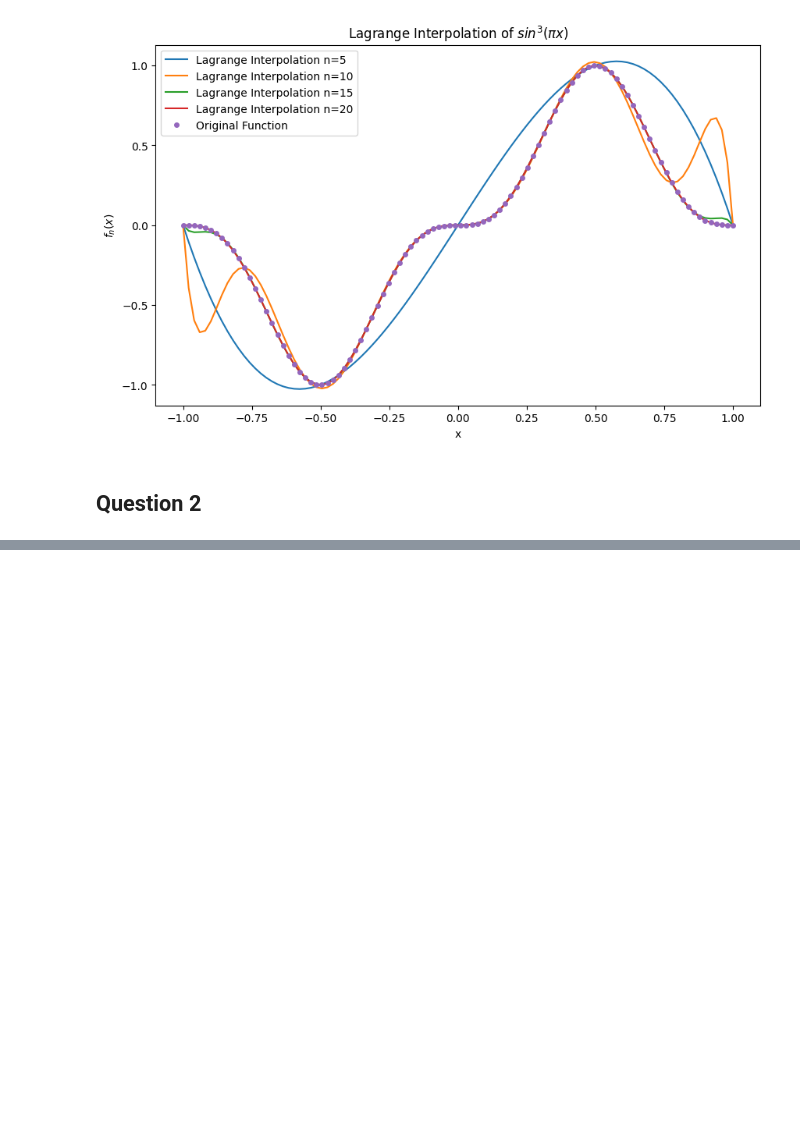
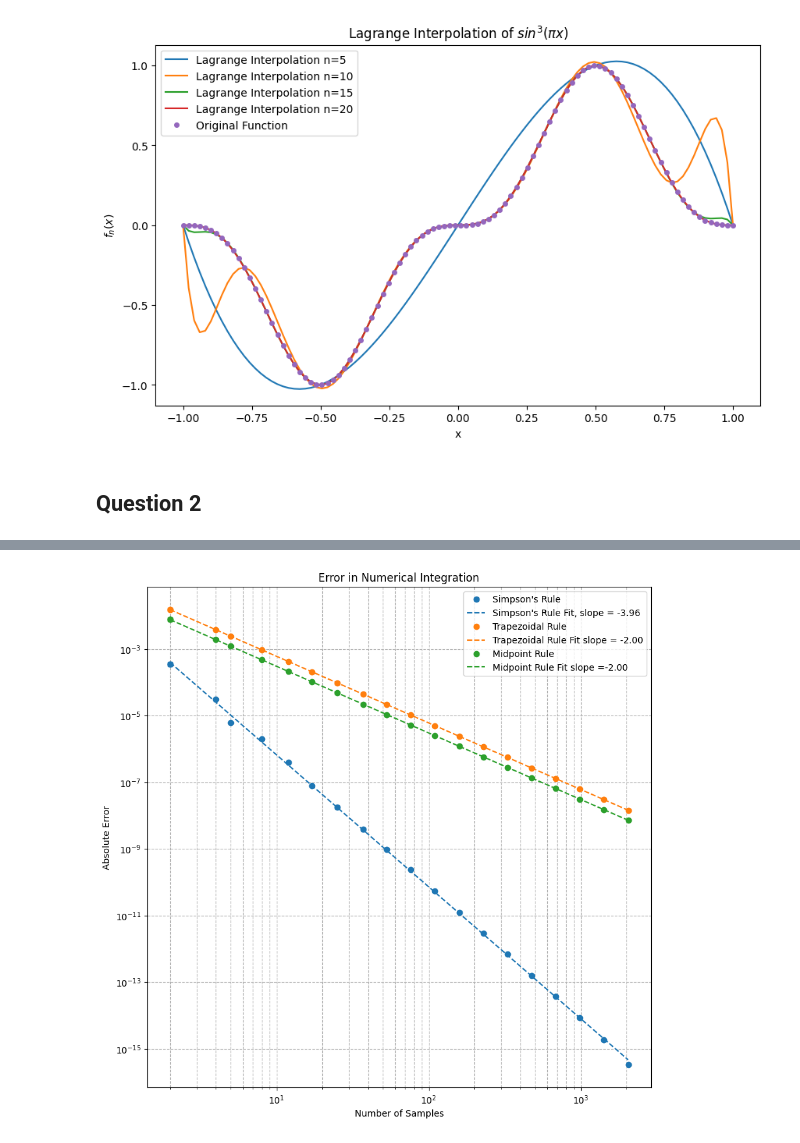
Before and after one commit to PrathamLalwani/MATH231, a Jupyter notebook: Assignment3/LalwaniPrathamAssignment3.ipynb, the cells around one changed output, grey strips where cells are left out. Cells and saved outputs as stored; diff of their text form; code cells hidden in the pictures; blank space fills up the shorter version.

```diff
--- a/Assignment3/LalwaniPrathamAssignment3.ipynb
+++ b/Assignment3/LalwaniPrathamAssignment3.ipynb
@@ -122,0 +140,14 @@ plt.show()
+# %%
+def trapezoidal_integral(f,a,b,n):
+    h = (b-a)/n
+    x = np.linspace(a,b,n+1)
+    y = f(x)
+    I = h/2*(y[0] + 2*np.sum(y[1:n]) + y[n])
+    return I
+# %%
+def midpoint_integral(f,a,b,n):
+    h = (b-a)/n
+    x = np.linspace(a+h/2,b-h/2,n)
+    y = f(x)
+    I = h*np.sum(y)
+    return I
@@ -122,0 +160,38 @@ plt.show()
+# %%
+a,b = 0,1
+n = 100
+f_3 = lambda x: np.exp(-x**2)
+samples = np.logspace(1,11,20,base=2,dtype=int)
+true_value = 0.7468241328124271
+err1 = []
+err2 = []
+err3 = []
+err4 = []
+plt.figure(figsize=(10,10))
+for n in samples:
+    I1 = simpson_integral(f_3,a,b,n)
+    I2 = trapezoidal_integral(f_3,a,b,n)
+    I3 = midpoint_integral(f_3,a,b,n)
+    # I4 = gauss_quad(f_3,a,b)
+    err1.append(np.abs(I1 - true_value))
+    err2.append(np.abs(I2 - true_value))
+    err3.append(np.abs(I3 - true_value))
+    # err4.append(np.abs(I4 - true_value))
+a1,b1= np.polyfit(np.log2(samples),np.log2(err1),1)
+a2,b2= np.polyfit(np.log2(samples),np.log2(err2),1)
+a3,b3= np.polyfit(np.log2(samples),np.log2(err3),1)
+plt.loglog(samples,err1,label='Simpson\'s Rule', marker='o',linewidth=0,color='C0')
+plt.plot(samples,2**(b1 + a1*np.log2(samples)), label=f'Simpson\'s Rule Fit, slope = {a1:.2f}', linestyle='--', color='C0')
+plt.loglog(samples,err2,label='Trapezoidal Rule', marker='o',linewidth=0,color='C1')
+plt.plot(samples,2**(b2 + a2*np.log2(samples)), label=f'Trapezoidal Rule Fit slope = {a2:.2f}', linestyle='--',color='C1')
+plt.loglog(samples,err3,label='Midpoint Rule', marker='o',linewidth=0,color='C2')
+plt.plot(samples,2**(b3 + a3*np.log2(samples)), label=f'Midpoint Rule Fit slope ={a3:.2f}', linestyle='--',color='C2')
+# plt.plot(samples,err4,label='Gauss Quadrature', marker='o')
+plt.title('Error in Quadrature Integration')
+plt.xlabel('Number of Samples')
+plt.ylabel('Absolute Error')
+plt.grid(True, which='both', linestyle='--')
+plt.legend()
+plt.show()
+# %% [output]
+[figure, added]
```
Also changed, not shown: parts of 5 cells of this notebook, 10 other files.
